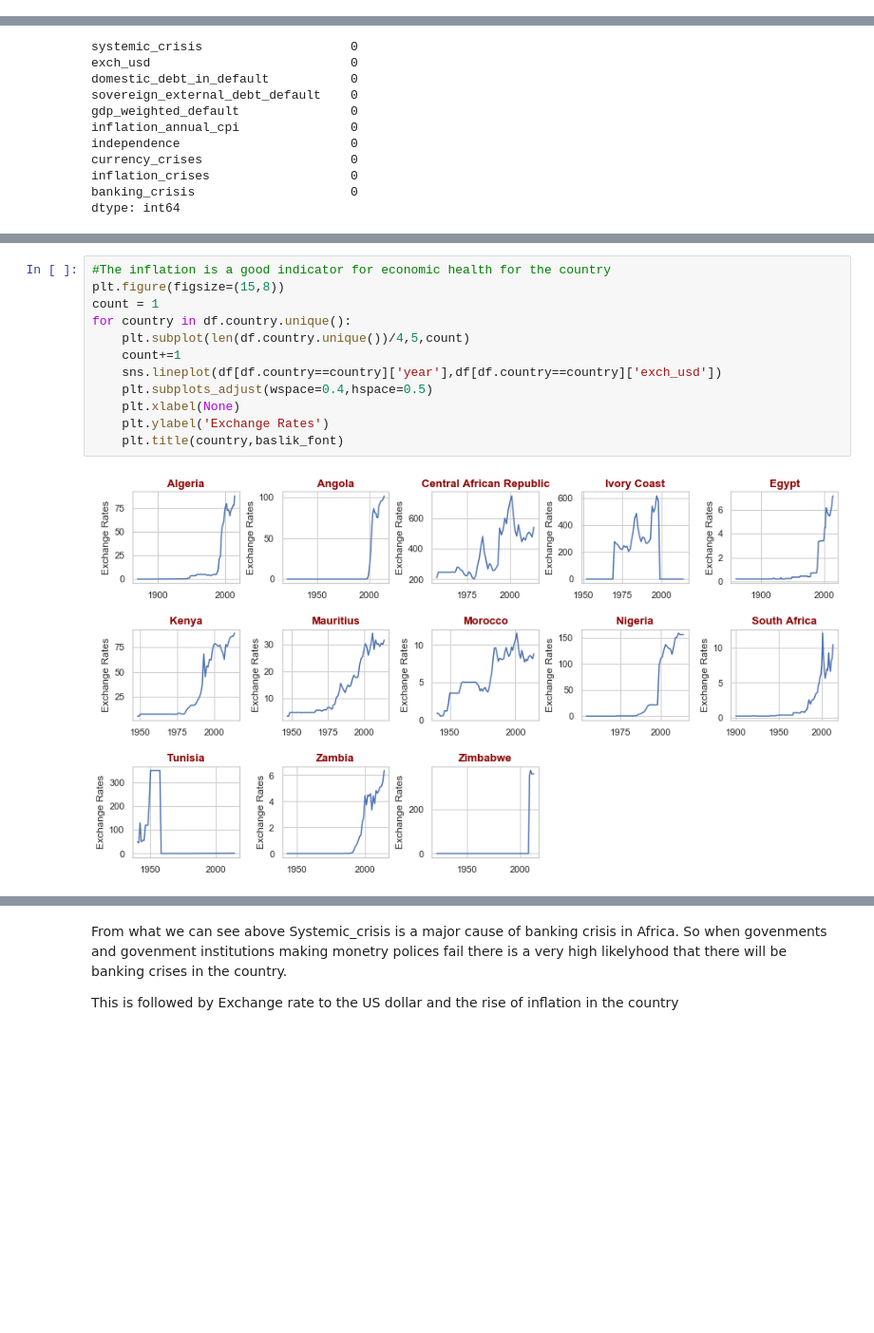
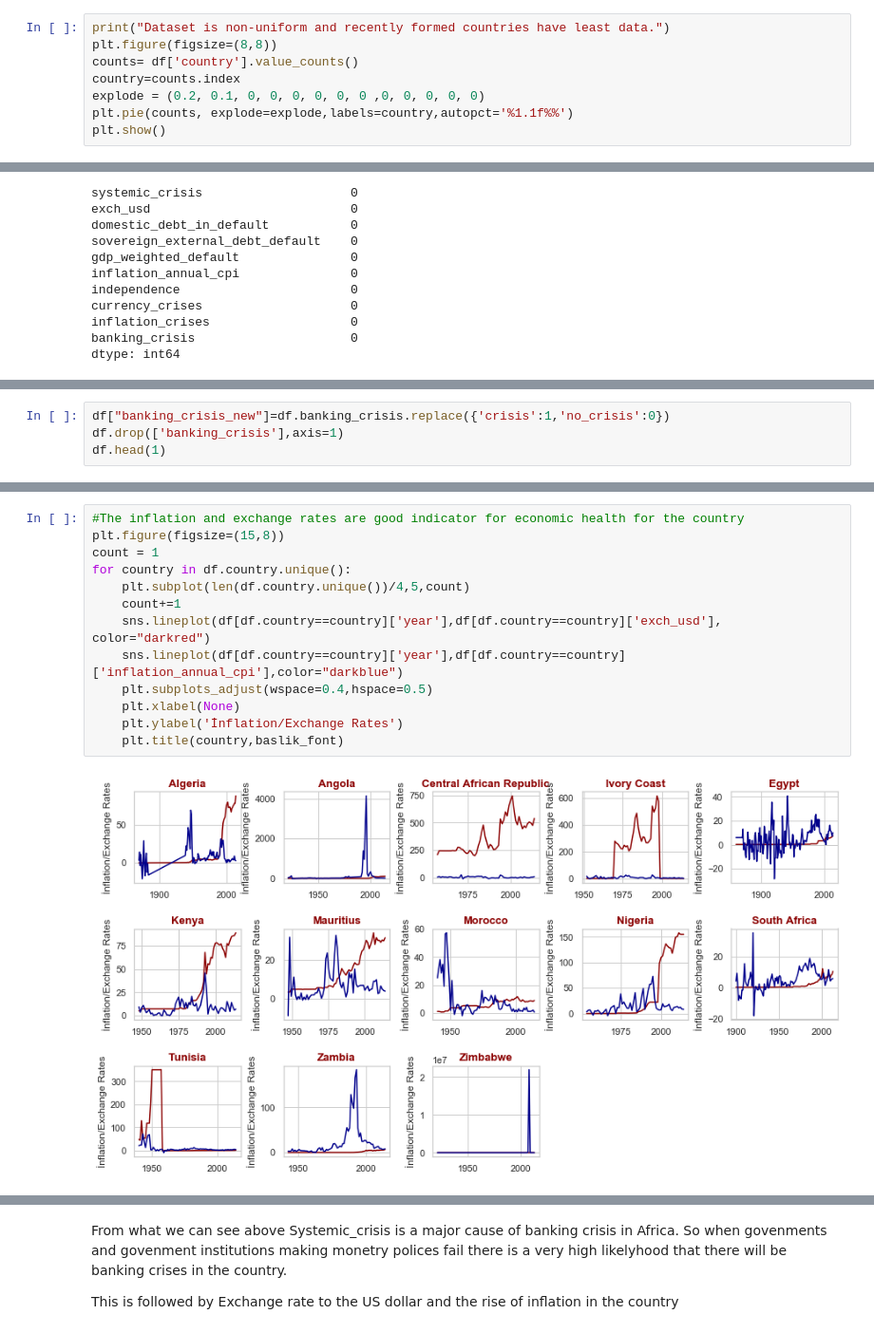
Before and after one commit to mehmetfatihdata/BOOTCAMP_1, a Jupyter notebook: PROJECT_EDA_CRISES.ipynb, the cells around one changed output, grey strips where cells are left out. Shown: that part at 95% size. Cells and saved outputs as stored; diff of their text form; blank space fills up the shorter version.

```diff
--- a/PROJECT_EDA_CRISES.ipynb
+++ b/PROJECT_EDA_CRISES.ipynb
@@ -81,0 +72,8 @@ Dataset is non-uniform and recently formed countries have least data.
+# %%
+print("Dataset is non-uniform and recently formed countries have least data.")
+plt.figure(figsize=(8,8))
+counts= df['country'].value_counts()
+country=counts.index
+explode = (0.2, 0.1, 0, 0, 0, 0, 0, 0 ,0, 0, 0, 0, 0)
+plt.pie(counts, explode=explode,labels=country,autopct='%1.1f%%')
+plt.show()
@@ -107,0 +101,4 @@ Name: banking_crisis, dtype: int64
+# %%
+df["banking_crisis_new"]=df.banking_crisis.replace({'crisis':1,'no_crisis':0})
+df.drop(['banking_crisis'],axis=1)
+df.head(1)
@@ -108,14 +133,15 @@ Name: banking_crisis, dtype: int64
 # %%
-#The inflation is a good indicator for economic health for the country
+#The inflation and exchange rates are good indicator for economic health for the country
 plt.figure(figsize=(15,8))
 count = 1
 for country in df.country.unique():
     plt.subplot(len(df.country.unique())/4,5,count)
     count+=1
-    sns.lineplot(df[df.country==country]['year'],df[df.country==country]['exch_usd'])
+    sns.lineplot(df[df.country==country]['year'],df[df.country==country]['exch_usd'], color="darkred")
+    sns.lineplot(df[df.country==country]['year'],df[df.country==country]['inflation_annual_cpi'],color="darkblue")
     plt.subplots_adjust(wspace=0.4,hspace=0.5)
     plt.xlabel(None)
-    plt.ylabel('Exchange Rates')
+    plt.ylabel('İnflation/Exchange Rates')
     plt.title(country,baslik_font)
 # %% [output]
-[figure, old version]
+[figure, new version]
```
Also changed, not shown: parts of 24 cells of this notebook.
